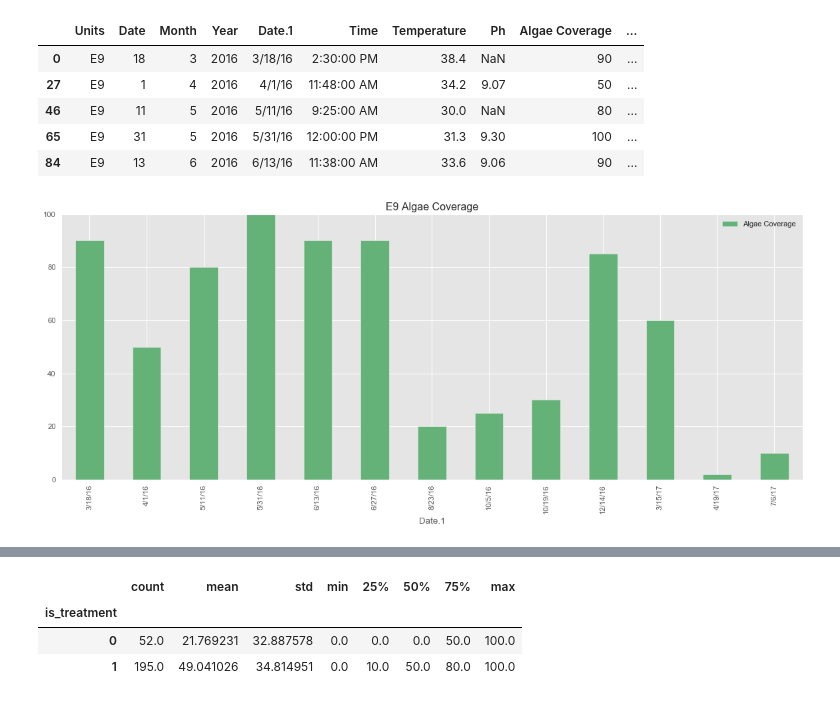
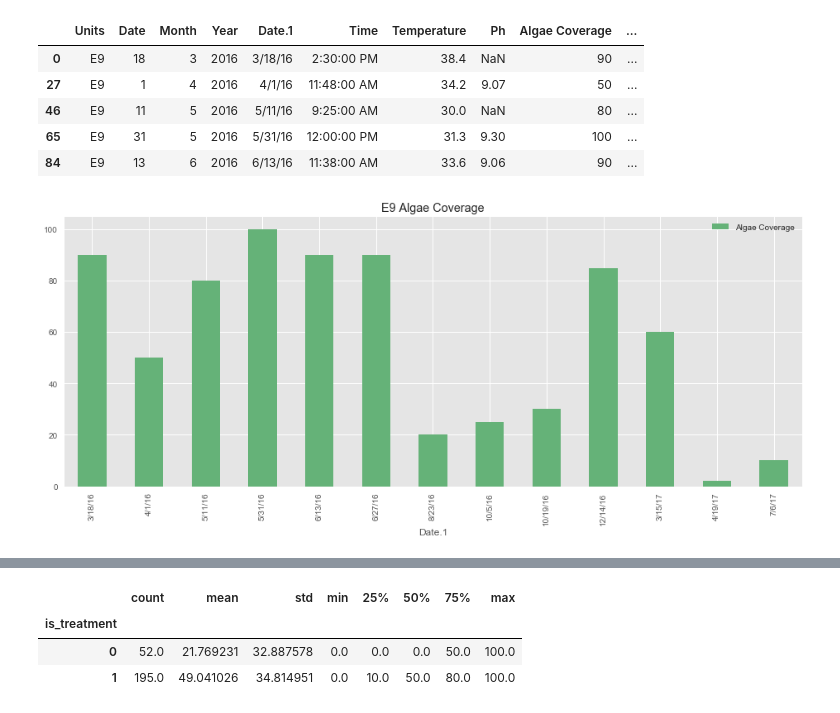
Before and after one commit to davified/carpark-7, a Jupyter notebook: data-visualisation.ipynb, the cells around one changed output, grey strips where cells are left out. Cells and saved outputs as stored; diff of their text form; code cells hidden in the pictures.

Commit message:
Add more charts

```diff
--- a/data-visualisation.ipynb
+++ b/data-visualisation.ipynb
@@ -132,10 +147,12 @@ df_E9.head()
 | 65 | E9 | 31 | 5 | 2016 | 5/31/16 | 12:00:00 PM | 31.3 | 9.30 | 100 | ... |
 | 84 | E9 | 13 | 6 | 2016 | 6/13/16 | 11:38:00 AM | 33.6 | 9.06 | 90 | ... |
 # %%
-my_axis = df_E9.plot(x='Date.1', y='Algae Coverage', kind='bar', title='E9 Algae Coverage')
-plt.savefig('./charts/E9 Algae Coverage.png')
+df_E9.plot(x='Date.1', y='Algae Coverage', kind='bar', title='E9 Algae Coverage')
+
+plt.xlabel = 'Date'
+plt.savefig('./charts/E9 Algae Coverage.png', dpi=400)
 # %% [output]
-[figure, old version]
+[figure, new version]
 # %%
 df_E4 = df.loc[df['Units'] == 'E4 (CON)']
 df_E4.plot(x='Date.1', y='Algae Coverage', kind='bar', title='E4(Control Plot) Algae Coverage', color='#B26A69')
```
Also changed, not shown: parts of 36 cells of this notebook, 15 other files.
